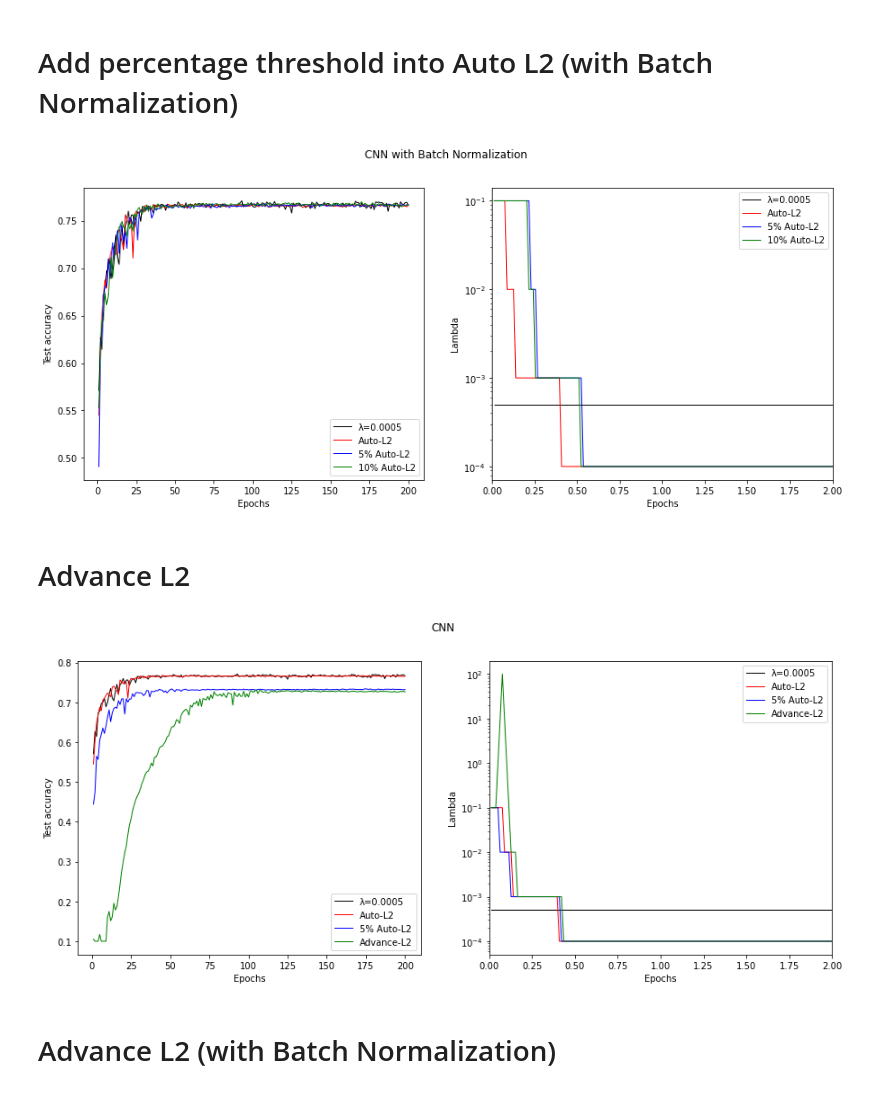
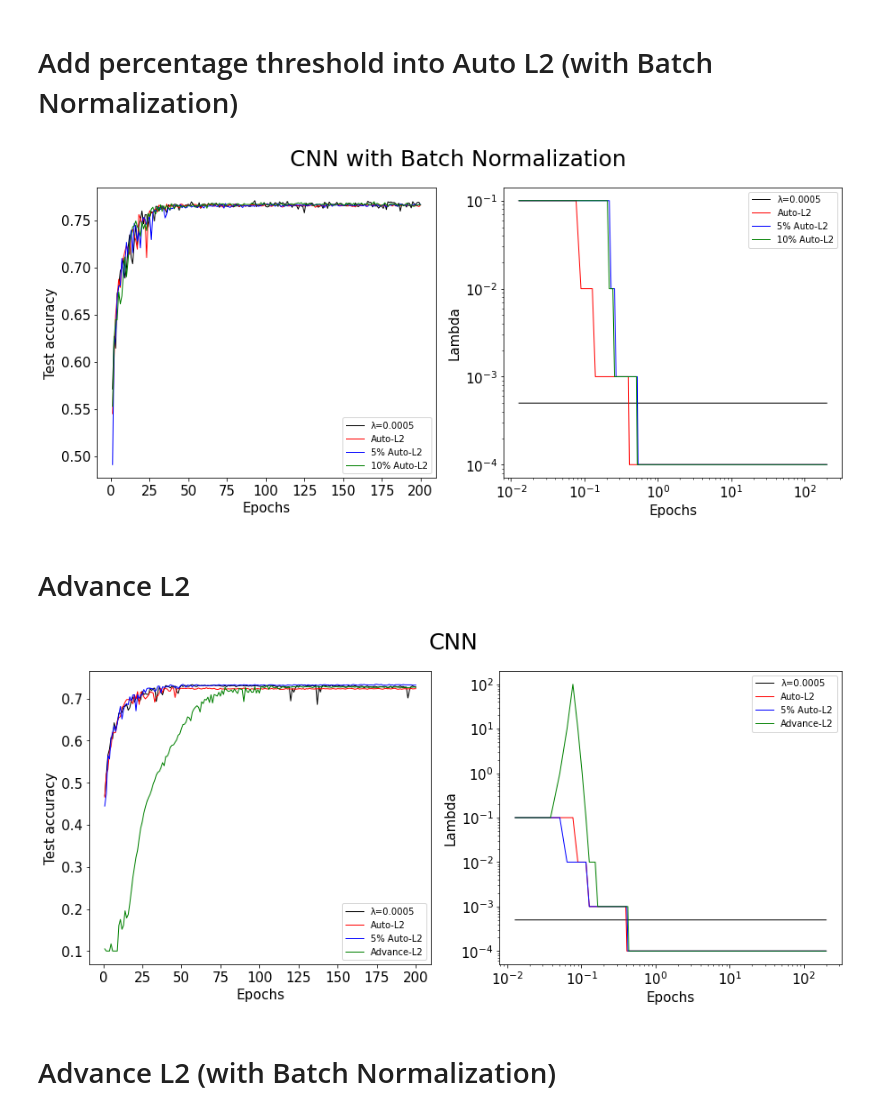
Before and after one commit to powenfang/optimizing-lambda-of-regularization, a Jupyter notebook: summarize_plot.ipynb, the cells around one changed output. Saved outputs shown, nothing was run; the diff lists cells and outputs as text; code cells hidden in the pictures.

```diff
--- a/summarize_plot.ipynb
+++ b/summarize_plot.ipynb
@@ -110,7 +113,11 @@ def plot_acc_and_lambda(input_df1, input_df2, input_df3, input_df4, title, legen
 
     ax2.set(xlabel='Epochs', ylabel='Lambda',  yscale='log', xscale='log')
     ax2.legend(legend)
-    fig.suptitle(title)
+    fig.suptitle(title, fontsize = 25)
+
+    for item in ([ax1.title, ax1.xaxis.label, ax1.yaxis.label, ax2.title, ax2.xaxis.label, ax2.yaxis.label] +
+             ax1.get_xticklabels() + ax1.get_yticklabels() + ax2.get_xticklabels() + ax2.get_yticklabels()):
+        item.set_fontsize(15)
 
 def acc_plot_preparation(my_df, N):
     return np.array(my_df[my_df['steps']==N-1]['test_acc']/100)
@@ -145,14 +154,14 @@ plot_acc_and_lambda(df2, df4, pct5_df1, pct10_df1, 'CNN', legend, batch_num)
 legend = ["λ=0.0005" ,"Auto-L2", "5% Auto-L2", "10% Auto-L2"]
 plot_acc_and_lambda(bn_df2, bn_df4, pct5_df2, pct10_df2, 'CNN with Batch Normalization', legend, batch_num)
 # %% [output]
-[figure, old version]
+[figure, new version]
 # %% [markdown]
 # Advance L2
 # %%
 legend = ["λ=0.0005" ,"Auto-L2", "5% Auto-L2", "Advance-L2"]
-plot_acc_and_lambda(bn_df2, bn_df4, pct5_df1, adv_df1, 'CNN', legend, batch_num)
+plot_acc_and_lambda(df2, df4, pct5_df1, adv_df1, 'CNN', legend, batch_num)
 # %% [output]
-[figure, old version]
+[figure, new version]
 # %% [markdown]
 # Advance L2 (with Batch Normalization)
 # %%
```
Also changed, not shown: parts of 14 cells of this notebook, 4 other files.
